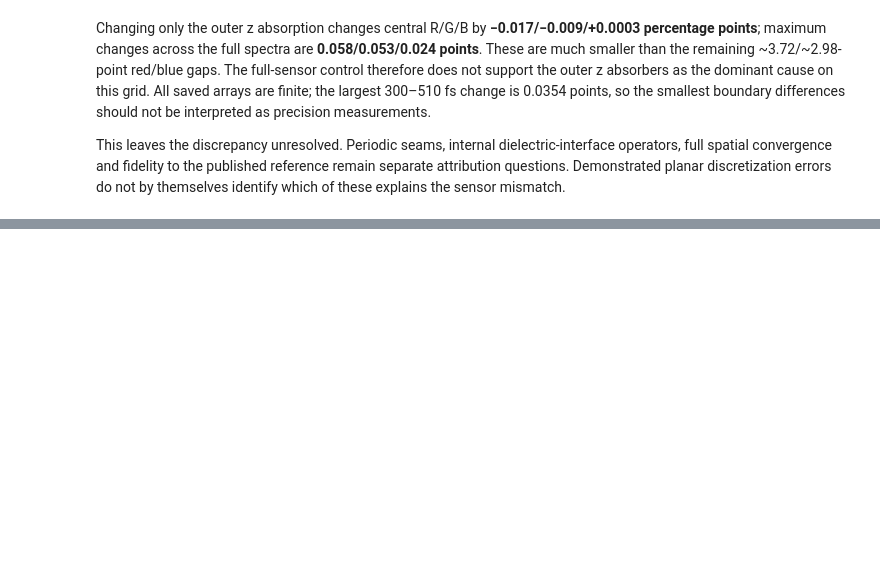
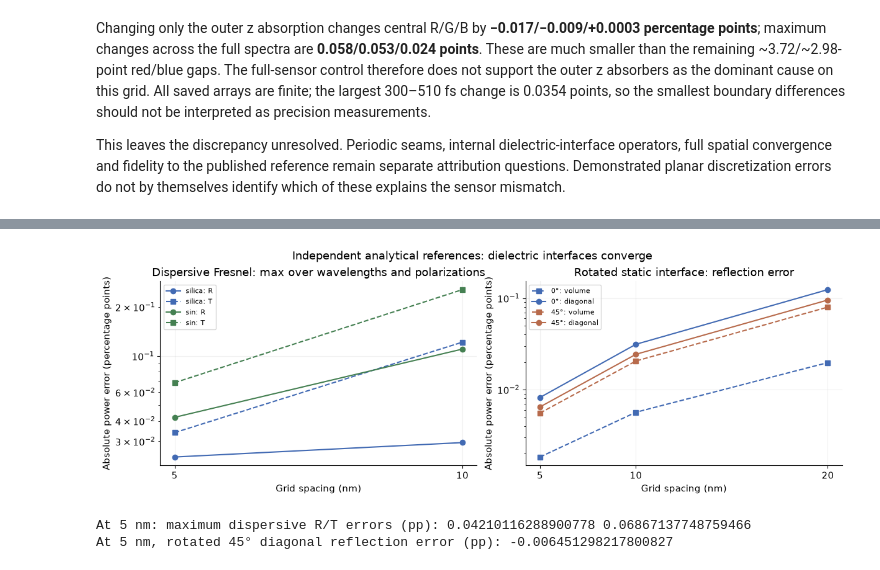
Before and after one commit to cdaunt/beamz, a Jupyter notebook: examples/notebooks/cmos_cause_isolation.ipynb, the cells around one changed output, grey strips where cells are left out. Drawn from its saved outputs; the diff is of its cells as text; code cells hidden in the pictures; blank space fills up the shorter version.

```diff
--- a/examples/notebooks/cmos_cause_isolation.ipynb
+++ b/examples/notebooks/cmos_cause_isolation.ipynb
@@ -433,0 +482,32 @@ This leaves the discrepancy unresolved. Periodic seams, internal dielectric-inte
+# %%
+fresnel = read_report(seam_dir / "fresnel.json")["runs"]
+rotated = read_report(seam_dir / "rotated-fresnel.json")["runs"]
+assert len(fresnel) == 16 and len(rotated) == 12
+fig, axes = plt.subplots(1, 2, figsize=(12, 4), constrained_layout=True)
+for material, color in (("silica", "#426ab3"), ("sin", "#458052")):
+    for metric, style in (("R", "o-"), ("T", "s--")):
+        values = [max(abs(r[metric+"_error_pp"]) for r in fresnel if r["material"] == material and r["dx_nm"] == dx) for dx in (5,10)]
+        axes[0].plot([5,10], values, style, color=color, label=f"{material}: {metric}")
+axes[0].set(title="Dispersive Fresnel: max over wavelengths and polarizations", xticks=[5,10])
+for angle, color in ((0,"#426ab3"),(45,"#b76a4b")):
+    for smoothing, style, label in (("volume","s--","volume"),("farjadpour_diagonal","o-","diagonal")):
+        values = [abs(next(r for r in rotated if r["interface_angle_degrees"] == angle and r["smoothing"] == smoothing and r["dx_nm"] == dx)["R_error_pp"]) for dx in (5,10,20)]
+        assert values[0] < values[1] < values[2]
+        axes[1].plot([5,10,20], values, style, color=color, label=f"{angle}°: {label}")
+axes[1].set(title="Rotated static interface: reflection error", xticks=[5,10,20])
+for ax in axes:
+    ax.set(xlabel="Grid spacing (nm)", ylabel="Absolute power error (percentage points)", yscale="log")
+    ax.grid(alpha=.18)
+    ax.legend(fontsize=8)
+fig.suptitle("Independent analytical references: dielectric interfaces converge")
+fig.savefig(seam_dir / "dielectric_fresnel_comparison.png", dpi=160)
+plt.show()
+fine = [r for r in fresnel if r["dx_nm"] == 5]
+assert max(abs(r["T_error_pp"]) for r in fine) < .069
+assert max(abs(r["R_error_pp"]) for r in fine) < .043
+print("At 5 nm: maximum dispersive R/T errors (pp):", *(max(abs(r[m+"_error_pp"]) for r in fine) for m in ("R","T")))
+print("At 5 nm, rotated 45° diagonal reflection error (pp):", next(r["R_error_pp"] for r in rotated if r["dx_nm"] == 5 and r["interface_angle_degrees"] == 45 and r["smoothing"] == "farjadpour_diagonal"))
+# %% [output]
+[figure, added]
+At 5 nm: maximum dispersive R/T errors (pp): 0.04210116288900778 0.06867137748759466
+At 5 nm, rotated 45° diagonal reflection error (pp): -0.006451298217800827
```
Also changed, not shown: parts of 7 cells of this notebook, 32 other files.
